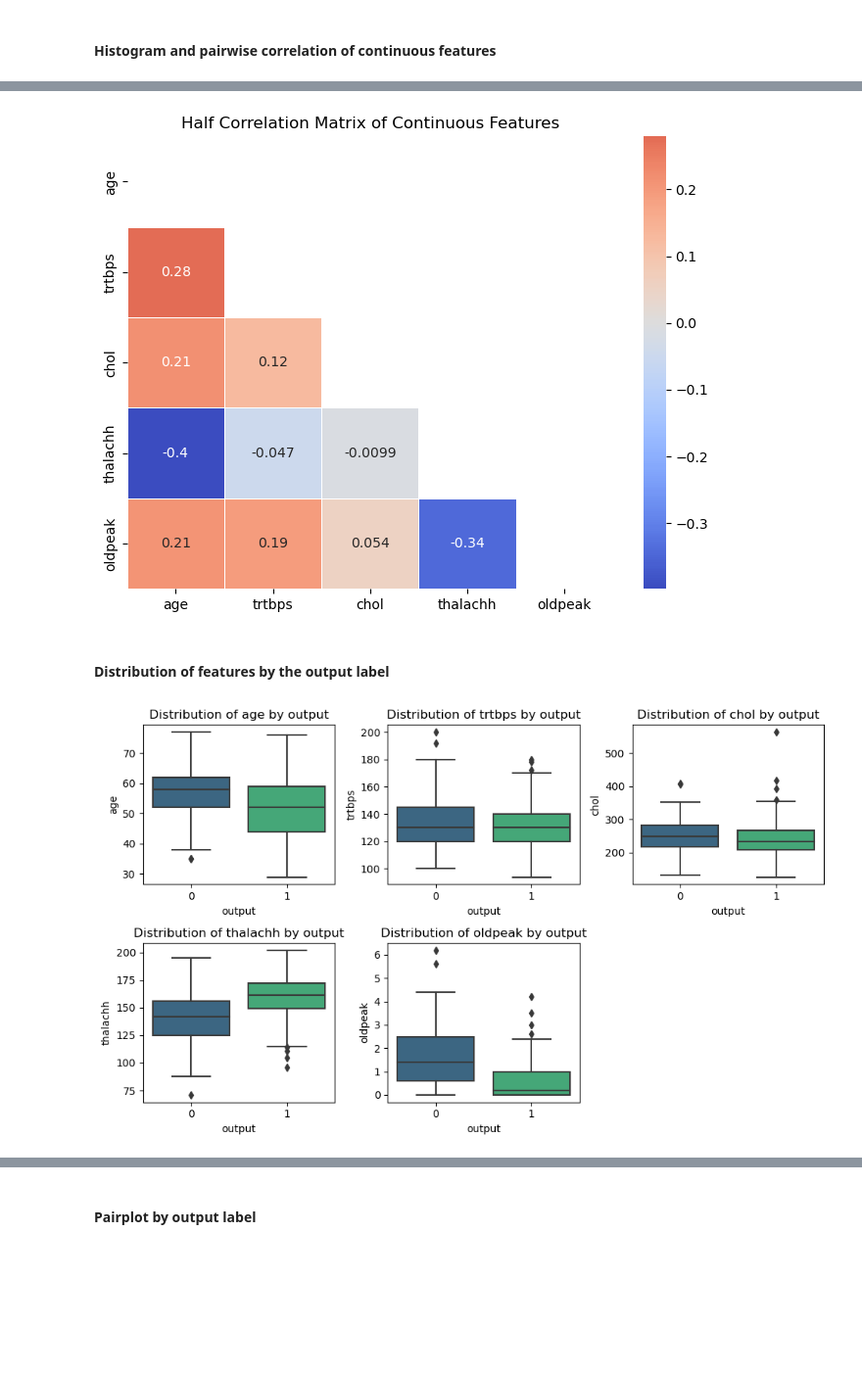
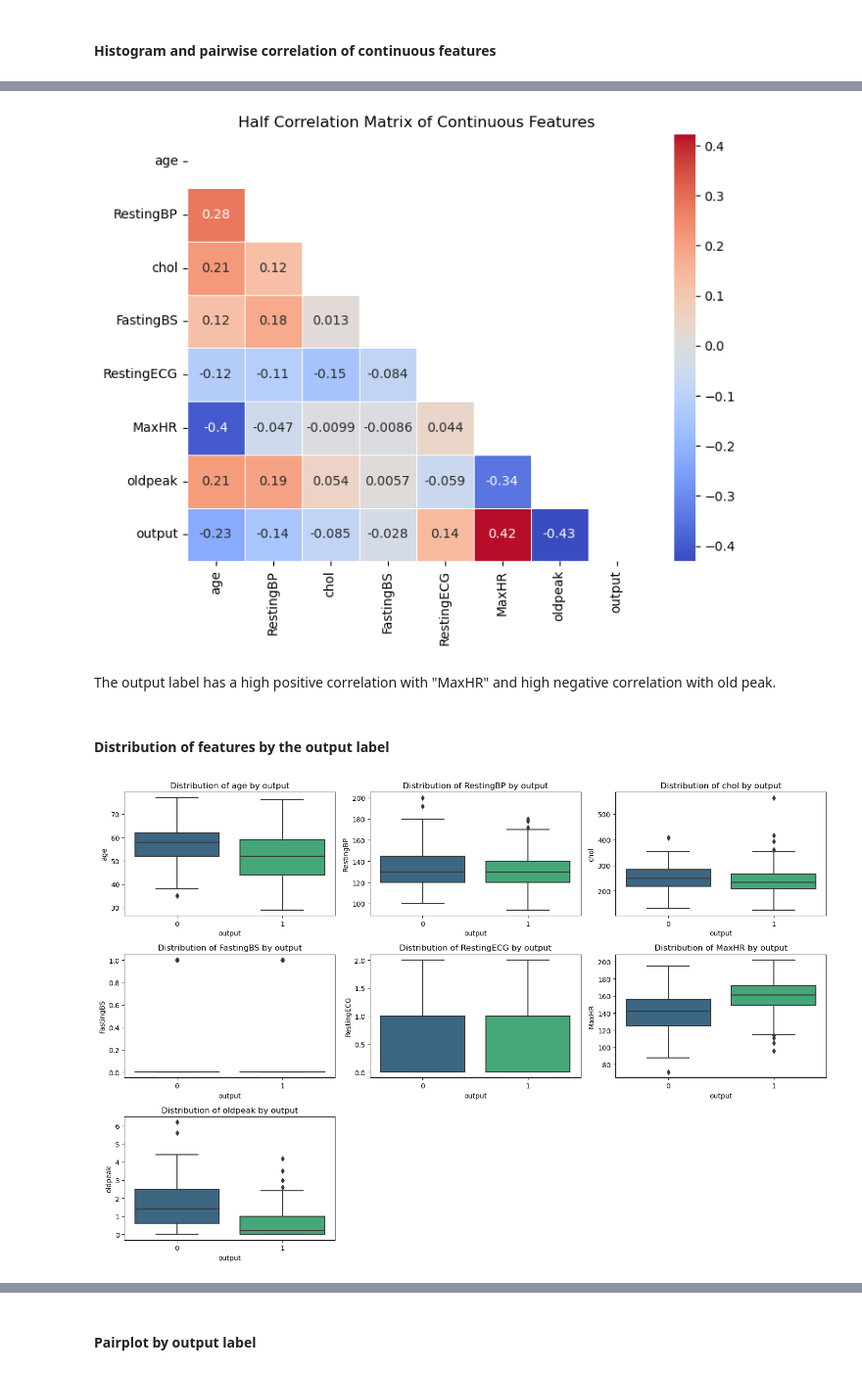
Before and after one commit to AlishaAng/Health-Prediction, a Jupyter notebook: HeartAttackPrediction.ipynb, the cells around one changed output, grey strips where cells are left out. Shown at 98% size. Cells and saved outputs as stored; diff of their text form; code cells hidden in the pictures; blank space fills up the shorter version.

```diff
--- a/HeartAttackPrediction.ipynb
+++ b/HeartAttackPrediction.ipynb
@@ -36,7 +70,7 @@ import seaborn as sns
 <a name='2'></a>
 ## 2. Load Data
 # %%
-data = pd.read_csv('Data/heart.csv')
+df = pd.read_csv('Data/heart.csv')
 # %% [markdown]
 <a name='3'></a>
 ##  3. Exploratory Data Analysis
@@ -49,4 +83,6 @@ data.head()
 | 2 | 41 | 0 | 1 | 130 | 204 | 0 | 0 | 172 | 0 | 1.4 | 2 | ... |
 | 3 | 56 | 1 | 1 | 120 | 236 | 0 | 1 | 178 | 0 | 0.8 | 2 | ... |
 | 4 | 57 | 0 | 0 | 120 | 354 | 0 | 1 | 163 | 1 | 0.6 | 2 | ... |
+# %%
+df.rename(columns = {"cp":"ChestPainType", "trtbps":"RestingBP", "fbs":"FastingBS", "restecg":"RestingECG", "thalachh":"MaxHR", "exng":"ExerciseAngina", "slp":"Slope", "caa":"MajorVessels", "thall":"StressTest"}, inplace=True)
 # %%
@@ -56,6 +110,6 @@ The shape of the dataset is :  (303, 14)
 # %%
-categorical_cols = ['sex','exng','caa','cp','fbs','restecg','slp','thall']
-continuous_cols = ["age","trtbps","chol","thalachh","oldpeak"]
+categorical_cols = ['sex','ChestPainType','RestingECG','ExerciseAngina','Slope','MajorVessels','StressTest']
+continuous_cols = ["age",'RestingBP','chol', 'FastingBS', 'RestingECG', 'MaxHR','oldpeak']
 target_col = ["output"]
 print("The categorial cols are : ", categorical_cols)
 print("The continuous cols are : ", continuous_cols)
@@ -95,8 +149,8 @@ plt.show()
 # Plot histogram for each continuous column
 plt.figure(figsize=(10, 5))
 for i, col in enumerate(continuous_cols, 1):
-    plt.subplot(2, 3, i)
-    sns.histplot(data=data, x=col, kde=True, color='skyblue')
+    plt.subplot(2, 4, i)
+    sns.histplot(data=df, x=col, kde=True, color='skyblue')
     plt.title(f"Histogram - {col}")
     plt.xlabel(col)
     plt.ylabel("Frequency")
@@ -105,7 +159,7 @@ plt.show()
 
 # Plot scatter plot for pairwise continuous columns
 plt.figure(figsize=(10, 5))
-sns.pairplot(data[continuous_cols], diag_kind="kde", plot_kws={"color": "skyblue"}, diag_kws={"color": "skyblue"}, height=1.5)
+sns.pairplot(df[continuous_cols], diag_kind="kde", plot_kws={"color": "skyblue"}, diag_kws={"color": "skyblue"}, height=1.5)
 plt.suptitle("Pairwise Scatter Plots - Continuous Columns", y=1.02)
 plt.show()
 # %% [output]
@@ -115,6 +174,6 @@ plt.show()
 # %%
 # Compute the correlation matrix
-correlation_matrix = data[continuous_cols].corr()
+correlation_matrix = df[continuous_cols+ target_col].corr()
 
 # Create a mask for the upper triangle
 mask = np.triu(np.ones_like(correlation_matrix, dtype=bool))
@@ -125,26 +184,28 @@ sns.heatmap(correlation_matrix, annot=True, cmap="coolwarm", center=0, linewidth
 plt.title("Half Correlation Matrix of Continuous Features")
 plt.show()
 # %% [output]
-[figure, old version]
+[figure, new version]
+# %% [markdown]
+The output label has a high positive correlation with "MaxHR" and high negative correlation with old peak.
 # %% [markdown]
 #### Distribution of features by the output label
 # %%
 # Separate data by output
-df = data[continuous_cols + target_col].copy()
-df_outcome_0 = df[df["output"] == 0]
-df_outcome_1 = df[df["output"] == 1]
+df_cont = df[continuous_cols + target_col].copy()
+df_outcome_0 = df_cont[df_cont["output"] == 0]
+df_outcome_1 = df_cont[df_cont["output"] == 1]
 
 # Plot distribution for each column by outcome using boxplots
-plt.figure(figsize=(10, 6))
+plt.figure(figsize=(15, 10))
 for i, col in enumerate(continuous_cols, 1):
-    plt.subplot(2, 3, i)
-    sns.boxplot(x="output", y=col, data=df, palette="viridis")
+    plt.subplot(3, 3, i)
+    sns.boxplot(x="output", y=col, data=df_cont, palette="viridis")
     plt.title(f"Distribution of {col} by output")
     plt.xlabel("output")
     plt.ylabel(col)
 plt.tight_layout()
 plt.show()
 # %% [output]
-[figure, old version]
+[figure, new version]
 # %%
 # Plot count plot for each categorical column by outcome
```
Also changed, not shown: parts of 25 cells of this notebook.
